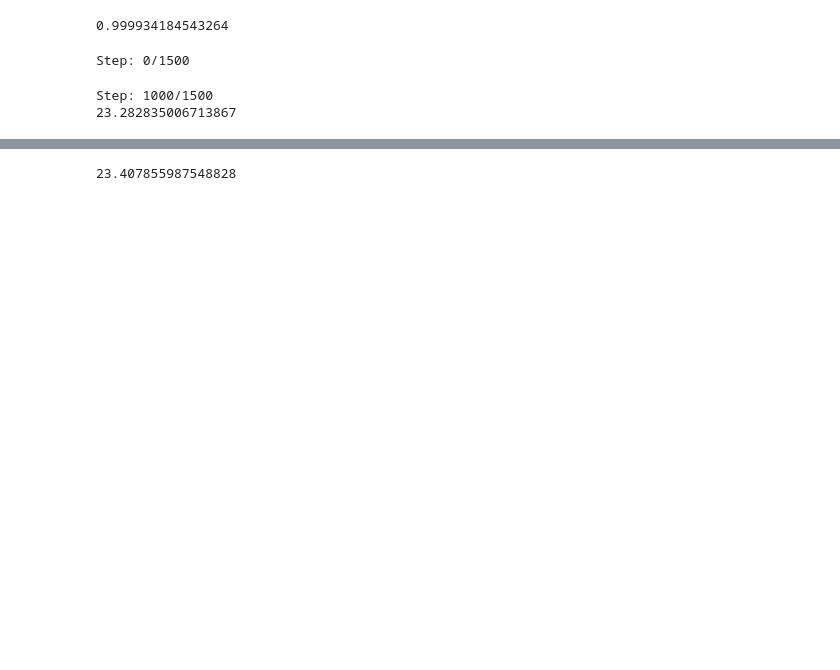
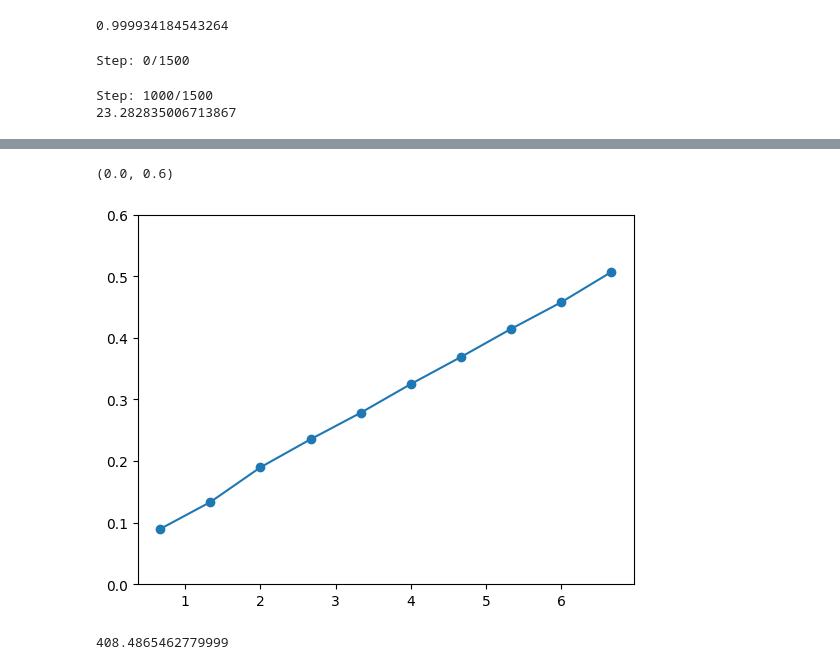
Before and after one commit to tsgaurav/Ising_RSRG, a Jupyter notebook: ipynb_notebooks/Ising_Decimation_2D.ipynb, the cells around one changed output, grey strips where cells are left out. Drawn from its saved outputs; the diff is of its cells as text; code cells hidden in the pictures; blank space fills up the shorter version.

```diff
--- a/ipynb_notebooks/Ising_Decimation_2D.ipynb
+++ b/ipynb_notebooks/Ising_Decimation_2D.ipynb
@@ -471,3 +554,22 @@ def resparse(spr_mat, size, tol):
+# %%
+L, J_max = 100, 1
+nn_ind = triangle_nn_indices(L)
+nnn_ind = triangle_nnn_indices(L)
+a,b=  0.1, 0.105
+#nnn_ind = triangle_nnn_indices(L)
+#t = time.time()
+#J_ij_vals = fill_J_ij_matrix_uniform(L*L, nn_ind, J_max)
+J_ij_vals = fill_J_ij_matrix(L*L, nn_ind, nnn_ind, a, b, include_nnn=False)
+
+J_remain = sparse.find(J_ij_vals)[2]
+
+n, bins = np.histogram(-np.log(J_remain))
+
+plt.plot(bins[1:], n/(2*L*L), marker='o')
+plt.ylim(0, 0.6)
+# %% [output]
+(0.0, 0.6)
+[figure, added]
 # %%
 
 
@@ -512,17 +614,17 @@ plt.legend()
 # %%
 #Main
 
-L = 40
-steps = 1500
+L = 60
+steps = 3500
 runs = 1
-measure_step = 20
+measure_step =50
 
 nn_ind = triangle_nn_indices(L)
 nnn_ind = triangle_nnn_indices(L)
 
-a,b =  0.3, 0.305
+a,b =  0.3, 0.315
 
-J_ij_vals = fill_J_ij_matrix(L*L, nn_ind, nnn_ind, a, b)
+J_ij_vals = fill_J_ij_matrix(L*L, nn_ind, nnn_ind, a, b, include_nnn=False)
 h_vals = np.exp(-np.random.exponential(size=L*L))
 
 #J_ij_vals = J_temp
@@ -543,7 +645,7 @@ for step in range(steps):
 
 print(time.time()-t0)
 # %% [output]
-23.407855987548828
+408.4865462779999
 # %%
 
 x = L*L - np.arange(len(R0_array_copy))*measure_step
```
Also changed, not shown: parts of 10 cells of this notebook, 4 other files.
